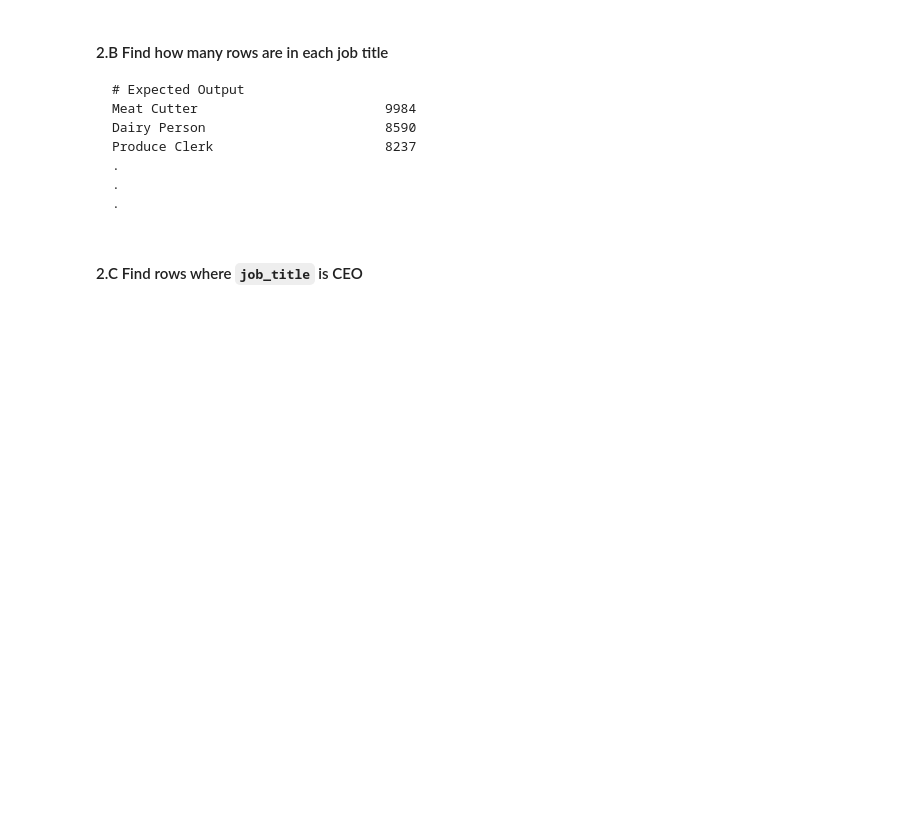
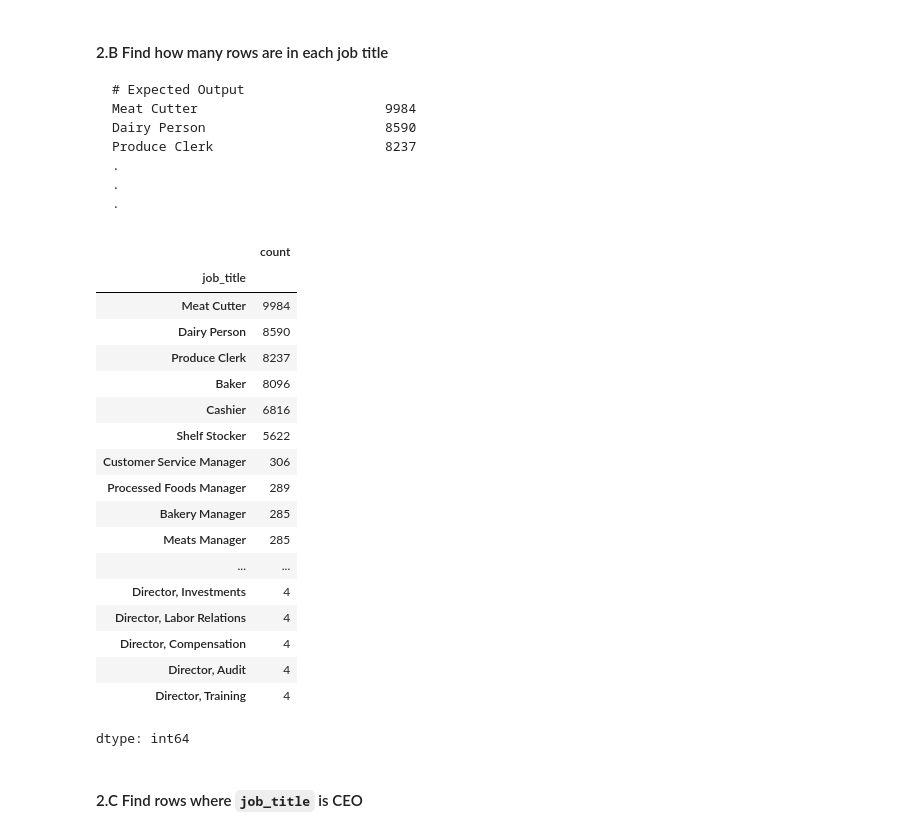
Before and after one commit to sameerhingoro/IOD, a Jupyter notebook: IOD_Lab_1_1_3_Pandas.ipynb, the cells around one changed output. Drawn from its saved outputs; the diff is of its cells as text; code cells hidden in the pictures; blank space fills up the shorter version.

```diff
--- a/IOD_Lab_1_1_3_Pandas.ipynb
+++ b/IOD_Lab_1_1_3_Pandas.ipynb
@@ -187,2 +201,26 @@ Produce Clerk                      8237
+# %%
+# A:
+job_title_count = df["job_title"].value_counts()
+job_title_count
+# %% [output]
+|  | count |
+| job_title |  |
+| Meat Cutter | 9984 |
+| Dairy Person | 8590 |
+| Produce Clerk | 8237 |
+| Baker | 8096 |
+| Cashier | 6816 |
+| Shelf Stocker | 5622 |
+| Customer Service Manager | 306 |
+| Processed Foods Manager | 289 |
+| Bakery Manager | 285 |
+| Meats Manager | 285 |
+| ... | ... |
+| Director, Investments | 4 |
+| Director, Labor Relations | 4 |
+| Director, Compensation | 4 |
+| Director, Audit | 4 |
+| Director, Training | 4 |
+dtype: int64
 # %% [markdown]
 #### 2.C Find rows where `job_title` is CEO
```
Also changed, not shown: parts of 5 cells of this notebook.
